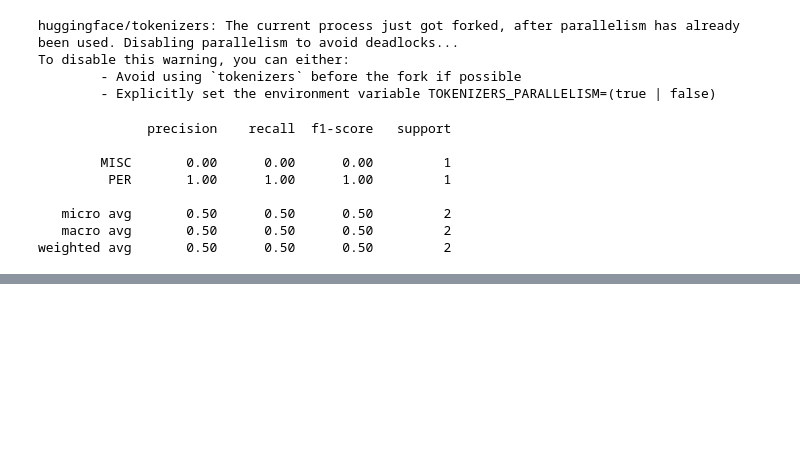
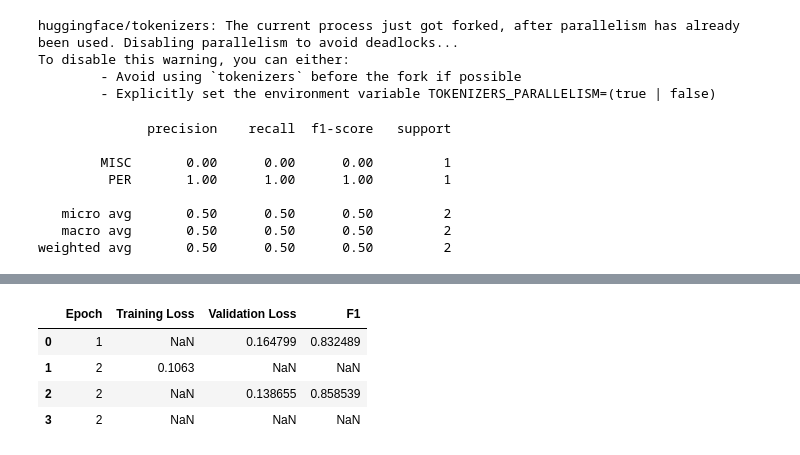
Before and after one commit to TirendazAcademy/Hugging-Face-Tutorials, a Jupyter notebook: Model-Training-for-NER.ipynb, the cells around one changed output, grey strips where cells are left out. Cells and saved outputs as stored; diff of their text form; code cells hidden in the pictures; blank space fills up the shorter version.

```diff
--- a/Model-Training-for-NER.ipynb
+++ b/Model-Training-for-NER.ipynb
@@ -280,0 +361,9 @@ def align_prediction(predictions, label_ids):
+# %%
+df['Epoch'] = df["Epoch"].apply(lambda x: round(x))
+df
+# %% [output]
+|  | Epoch | Training Loss | Validation Loss | F1 |
+| 0 | 1 | NaN | 0.164799 | 0.832489 |
+| 1 | 2 | 0.1063 | NaN | NaN |
+| 2 | 2 | NaN | 0.138655 | 0.858539 |
+| 3 | 2 | NaN | NaN | NaN |
```
Also changed, not shown: parts of 15 cells of this notebook.
